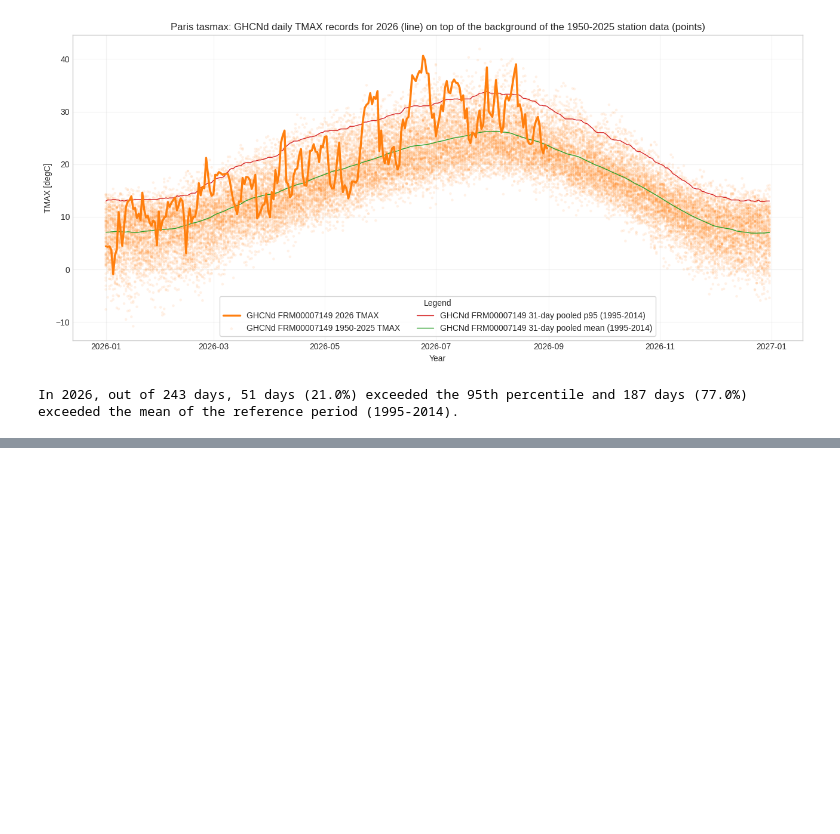
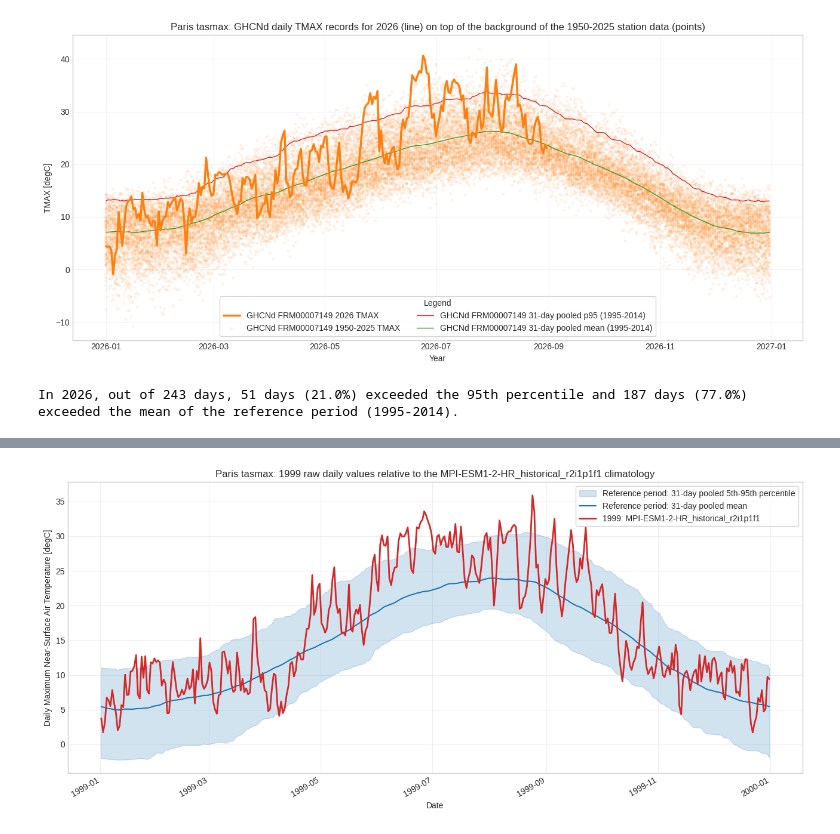
Before and after one commit to jesusff/T33-Emulator-hub, a Jupyter notebook: notebooks/city_level_emulator_ensemble_and_observations.ipynb, the cells around one changed output, grey strips where cells are left out. Saved outputs shown, nothing was run; the diff lists cells and outputs as text; code cells hidden in the pictures; blank space fills up the shorter version.

```diff
--- a/notebooks/city_level_emulator_ensemble_and_observations.ipynb
+++ b/notebooks/city_level_emulator_ensemble_and_observations.ipynb
@@ -593,0 +610,100 @@ In 2026, out of 243 days, 51 days (21.0%) exceeded the 95th percentile and 187 d
+# %%
+selected_member = "MPI-ESM1-2-HR_historical_r2i1p1f1"
+highlighted_year = 1999
+climatology_pool_days = 31
+
+selected_member_path = next(
+    path for path in files
+    if parse_filename(path)["member_id"] == selected_member
+)
+with xr.open_dataset(selected_member_path, engine="netcdf4") as dataset:
+    member_daily = compute_city_gridpoint_variable(dataset, config).load()
+
+selected_daily = member_daily.sel(time=str(highlighted_year)).to_series()
+reference_daily = member_daily.where(
+    (member_daily.time.dt.year >= REFERENCE_PERIOD.start)
+    & (member_daily.time.dt.year <= REFERENCE_PERIOD.stop)
+    & (member_daily.time.dt.year != highlighted_year),
+    drop=True,
+).to_series()
+reference_frame = reference_daily.rename("value").to_frame()
+reference_frame["month_day"] = reference_frame.index.strftime("%m-%d")
+selected_frame = selected_daily.rename("value").to_frame()
+selected_frame["month_day"] = selected_frame.index.strftime("%m-%d")
+calendar_days = selected_frame["month_day"].to_numpy()
+calendar_day_count = len(calendar_days)
+calendar_day_positions = {
+    month_day: position
+    for position, month_day in enumerate(calendar_days, start=1)
+}
+reference_frame["calendar_position"] = reference_frame["month_day"].map(
+    calendar_day_positions
+)
+pool_offsets = np.arange(
+    -(climatology_pool_days // 2),
+    climatology_pool_days - (climatology_pool_days // 2),
+)
+climatology = pd.DataFrame(
+    [
+        reference_frame.loc[
+            reference_frame["calendar_position"].isin(
+                ((position + pool_offsets - 1) % calendar_day_count) + 1
+            ),
+            "value",
+        ].agg(
+            mean="mean",
+            p05=lambda values: values.quantile(0.05),
+            p95=lambda values: values.quantile(0.95),
+        )
+        for position in range(1, calendar_day_count + 1)
+    ],
+    index=calendar_days,
+)
+selected_frame = selected_frame.join(climatology, on="month_day")
+
+fig, ax = plt.subplots(figsize=(13, 6))
+ax.fill_between(
+    selected_frame.index,
+    selected_frame["p05"],
+    selected_frame["p95"],
+    color="#1f77b4",
+    alpha=0.2,
+    label=(
+        f"Reference period: {climatology_pool_days}-day pooled 5th-95th percentile"
+    ),
+)
+ax.plot(
+    selected_frame.index,
+    selected_frame["mean"],
+    color="#1f77b4",
+    linewidth=1.5,
+    label=f"Reference period: {climatology_pool_days}-day pooled mean",
+)
+ax.plot(
+    selected_frame.index,
+    selected_frame["value"],
+    color="#d62728",
+    linewidth=2.0,
+    label=f"{highlighted_year}: {selected_member}",
+)
+ax.set(
+    title=(
+        f"{CITY} {VARIABLE}: {highlighted_year} raw daily values relative to "
+        f"the {selected_member} climatology"
+    ),
+    xlabel="Date",
+    ylabel=f"{member_daily.attrs.get('long_name', VARIABLE)} "
+    f"[{member_daily.attrs.get('units', '')}]",
+)
+ax.legend(loc="best", frameon=True)
+ax.grid(True, alpha=0.3)
+fig.autofmt_xdate()
+plt.tight_layout()
+save_figure(
+    fig,
+    f"106_{CITY}_{VARIABLE}_{selected_member}_{highlighted_year}_daily_climatology",
+    config,
+)
+plt.show()
+# %% [output]
+[figure, added]
```
Also changed, not shown: parts of 2 cells of this notebook.
